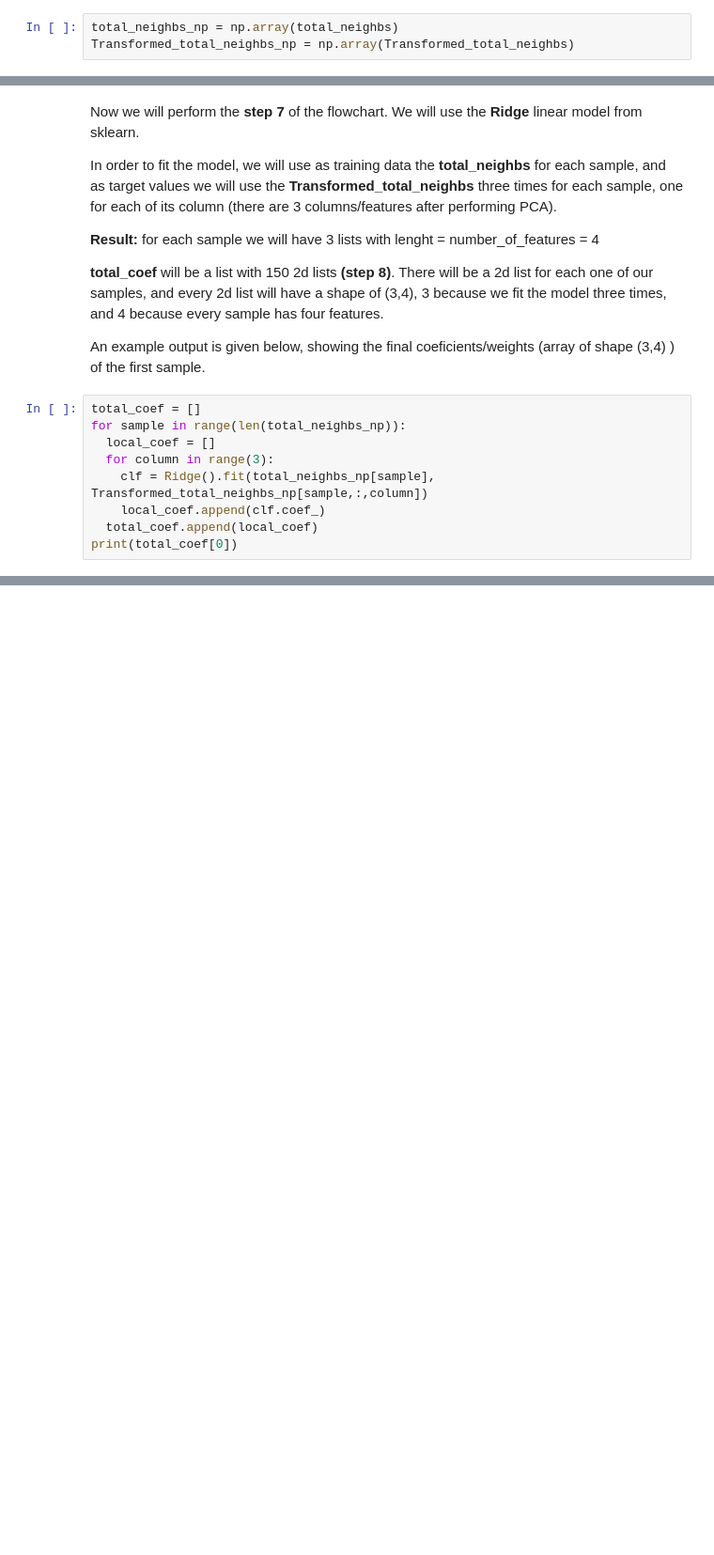
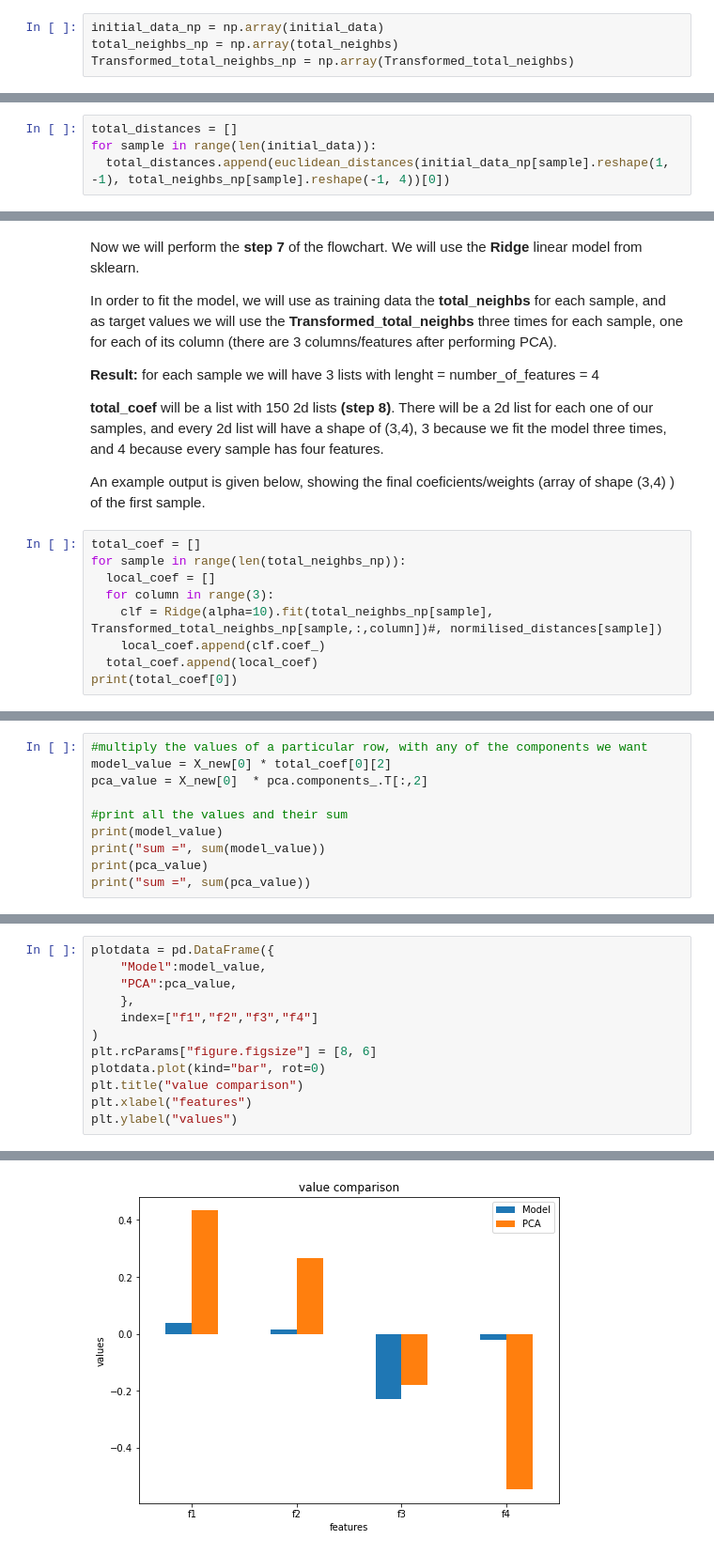
Before and after one commit to intelligence-csd-auth-gr/Interpretable-Unsupervised-Learning, a Jupyter notebook: PCA_practice .ipynb, the cells around one changed output, grey strips where cells are left out. Shown at 94% size. Drawn from its saved outputs; the diff is of its cells as text; blank space fills up the shorter version.

```diff
--- a/PCA_practice .ipynb
+++ b/PCA_practice .ipynb
@@ -228,5 +241,6 @@ for i in range(len(total_neighbs)):
 # %% [markdown]
 Below we transform our data set into numpy arrays so we can use them to fit our model
 # %%
+initial_data_np = np.array(initial_data)
 total_neighbs_np = np.array(total_neighbs)
 Transformed_total_neighbs_np = np.array(Transformed_total_neighbs)
@@ -232,0 +251,4 @@ Transformed_total_neighbs_np = np.array(Transformed_total_neighbs)
+# %%
+total_distances = []
+for sample in range(len(initial_data)):
+  total_distances.append(euclidean_distances(initial_data_np[sample].reshape(1, -1), total_neighbs_np[sample].reshape(-1, 4))[0])
@@ -245,7 +301,7 @@ total_coef = []
 for sample in range(len(total_neighbs_np)):
   local_coef = []
   for column in range(3):
-    clf = Ridge().fit(total_neighbs_np[sample], Transformed_total_neighbs_np[sample,:,column])
+    clf = Ridge(alpha=10).fit(total_neighbs_np[sample], Transformed_total_neighbs_np[sample,:,column])#, normilised_distances[sample])
     local_coef.append(clf.coef_)
   total_coef.append(local_coef)
 print(total_coef[0])
@@ -253,0 +372,10 @@ print(total_coef[0])
+# %%
+#multiply the values of a particular row, with any of the components we want
+model_value = X_new[0] * total_coef[0][2]
+pca_value = X_new[0]  * pca.components_.T[:,2]
+
+#print all the values and their sum
+print(model_value)
+print("sum =", sum(model_value))
+print(pca_value)
+print("sum =", sum(pca_value))
@@ -253,0 +387,13 @@ print(total_coef[0])
+# %%
+plotdata = pd.DataFrame({
+    "Model":model_value,
+    "PCA":pca_value,
+    },
+    index=["f1","f2","f3","f4"]
+)
+plt.rcParams["figure.figsize"] = [8, 6]
+plotdata.plot(kind="bar", rot=0)
+plt.title("value comparison")
+plt.xlabel("features")
+plt.ylabel("values")
+# %% [output]
@@ -253,0 +401 @@ print(total_coef[0])
+[figure, added]
```
Also changed, not shown: parts of 33 cells of this notebook.
